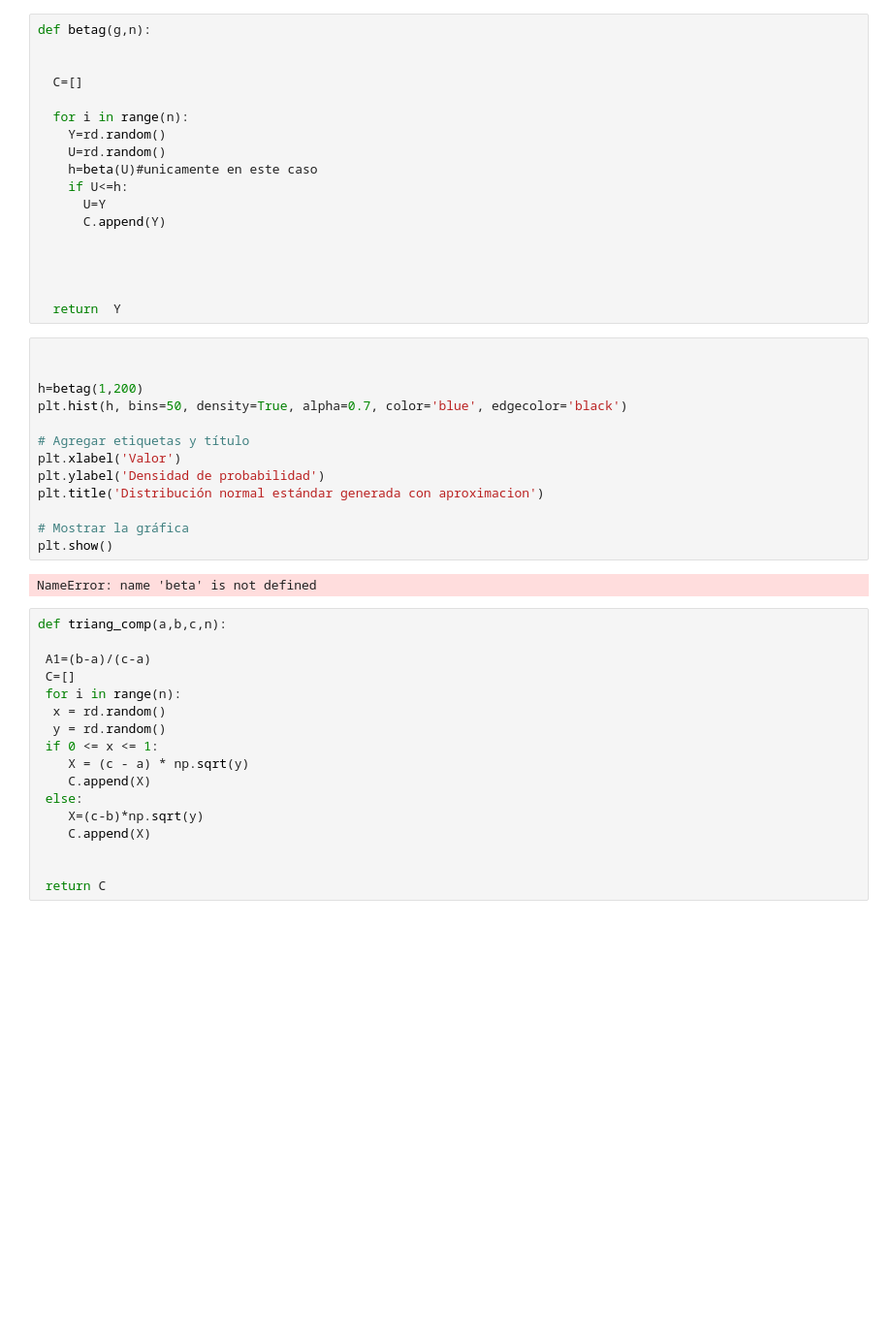
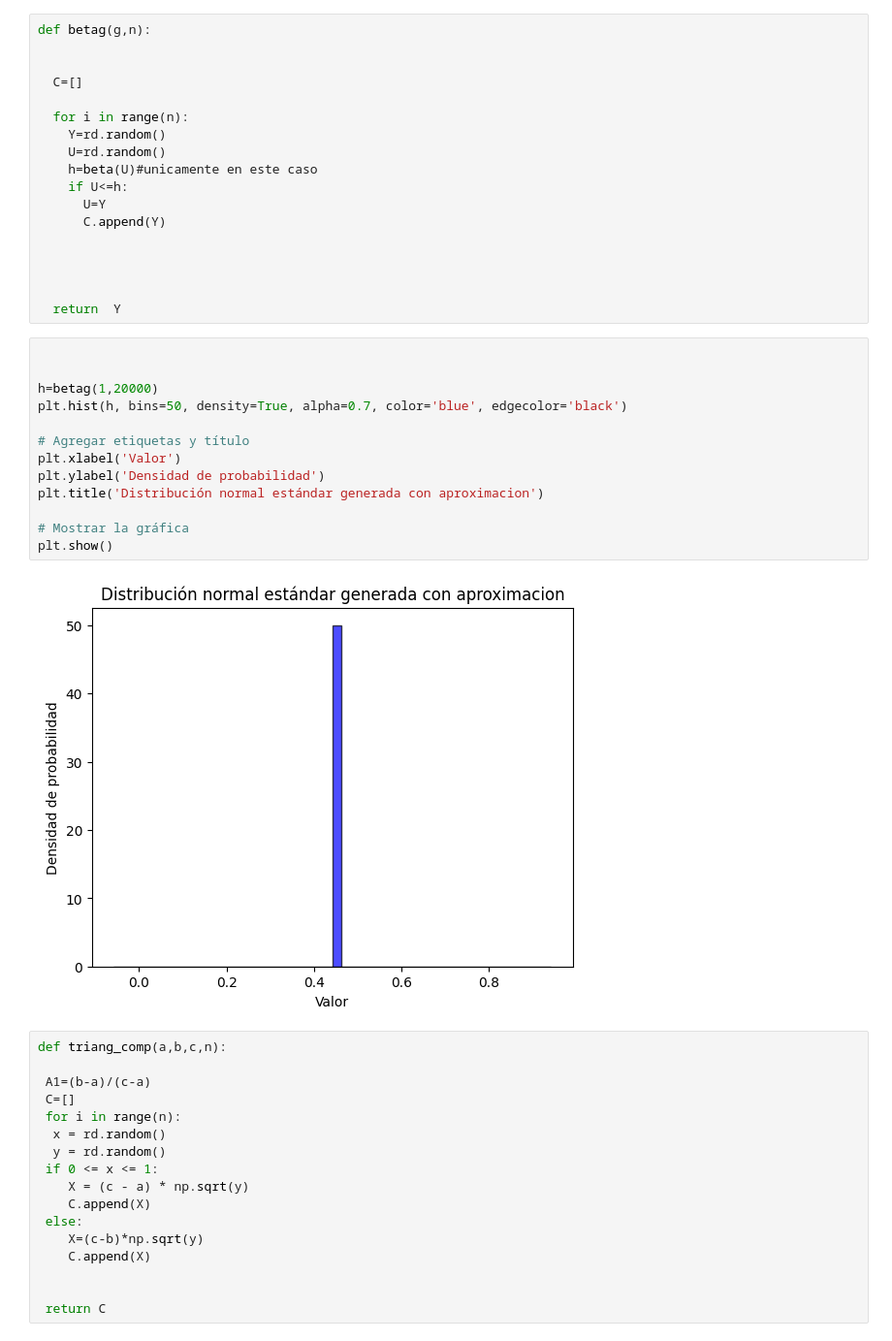
Before and after one commit to Zarate73/Simulaci-n-, a Jupyter notebook: Catalogo_de_distribuciones.ipynb, the cells around one changed output. Shown at 97% size. Cells and saved outputs as stored; diff of their text form; blank space fills up the shorter version.

```diff
--- a/Catalogo_de_distribuciones.ipynb
+++ b/Catalogo_de_distribuciones.ipynb
@@ -543,18 +543,18 @@ def betag(g,n):
 # %%
 
 
-h=betag(1,200)
+h=betag(1,20000)
 plt.hist(h, bins=50, density=True, alpha=0.7, color='blue', edgecolor='black')
 
 # Agregar etiquetas y título
 plt.xlabel('Valor')
 plt.ylabel('Densidad de probabilidad')
 plt.title('Distribución normal estándar generada con aproximacion')
 
 # Mostrar la gráfica
 plt.show()
 # %% [output]
-NameError: name 'beta' is not defined
+[figure, added]
 # %%
 def triang_comp(a,b,c,n):
 
```
Also changed, not shown: parts of 5 cells of this notebook.
